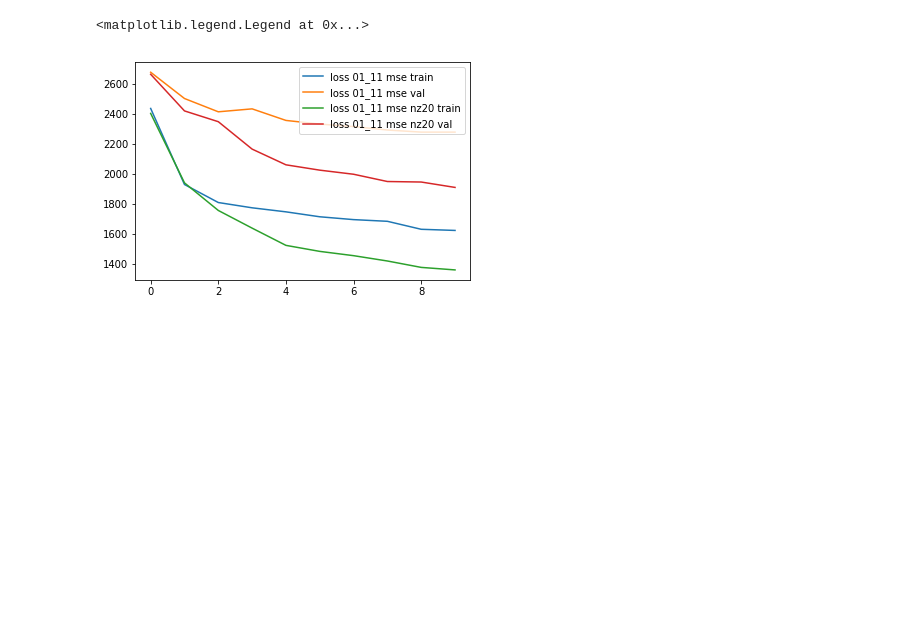
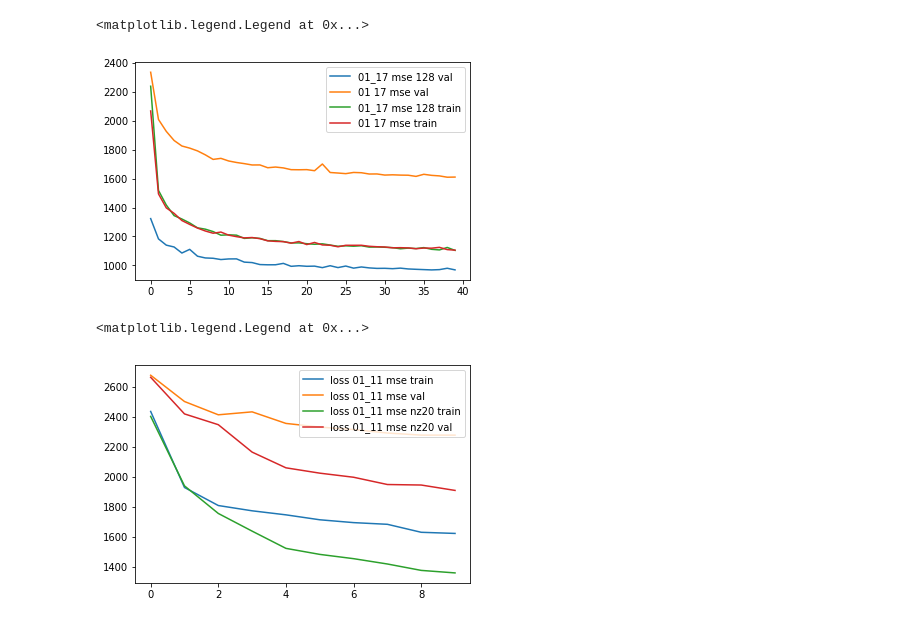
Before and after one commit to SimonTreu/sdvae, a Jupyter notebook: loss.ipynb, the cells around one changed output. Drawn from its saved outputs; the diff is of its cells as text; code cells hidden in the pictures; blank space fills up the shorter version.

```diff
--- a/loss.ipynb
+++ b/loss.ipynb
@@ -24,6 +24,8 @@ loss_01_11_gamma_48_nz20 = pd.read_csv('http://www.pik-potsdam.de/~sitreu/edvae/
 loss_01_11_mse_48_nz20_batch_s32 = pd.read_csv('http://www.pik-potsdam.de/~sitreu/edvae/01_11_mse_48_nz20_batch_s32/01_11_mse_48_nz20_batch_s32/eval.csv', delimiter=',')
 loss_01_11_mse_48_nz20_batch_s16 = pd.read_csv('http://www.pik-potsdam.de/~sitreu/edvae/01_11_mse_48_nz20_batch_s16/01_11_mse_48_nz20_batch_s16/eval.csv', delimiter=',')
 loss_01_11_gamma_48_nz20_batch_s128 = pd.read_csv('http://www.pik-potsdam.de/~sitreu/edvae/01_11_gamma_48_nz20_batch_s128/01_11_gamma_48_nz20_batch_s128/eval.csv', delimiter=',')
+loss_01_17_mse_batch_s128 = pd.read_csv('http://www.pik-potsdam.de/~sitreu/edvae/01_17_mse_128/01_17_mse_128/eval.csv', delimiter=',')
+loss_01_17_mse = pd.read_csv('http://www.pik-potsdam.de/~sitreu/edvae/01_17_mse/01_17_mse/eval.csv', delimiter=',')
 # %%
 def reshape(file, key, scale):
     a = np.array([file[key].head(len(file)//scale*scale)])
@@ -51,3 +54,18 @@ plt.ylim([0,2500])
+# %%
+key='val_loss'
+plt.plot(loss_01_17_mse_batch_s128[key].rolling(window=1).mean(),label='01_17 mse 128 val')
+plt.plot(reshape(loss_01_17_mse, key, 2)[0],label='01 17 mse val')
+
+#plt.plot(reshape(loss_01_11_mse_48_nz20_batch_s16, key, 4)[0],label='loss 01_11 gamma nz20 train batch16')
+#plt.plot(reshape(loss_01_11_mse_48_nz20_batch_s32, key, 2)[0],label='loss 01_11 gamma nz20 train batch32')
+key='train_loss'
+plt.plot(loss_01_17_mse_batch_s128[key].rolling(window=1).mean(),label='01_17 mse 128 train')
+plt.plot(reshape(loss_01_17_mse, key, 2)[0],label='01 17 mse train')
+
+plt.legend()
+# %% [output]
+<matplotlib.legend.Legend at 0x...>
+[figure, added]
 # %%
 plot_loss(file=loss_01_11_mse_48, key='train_loss',label='loss 01_11 mse train')
 plot_loss(file=loss_01_11_mse_48, key='val_loss',label='loss 01_11 mse val')
```
Also changed, not shown: parts of 1 cell of this notebook, 5 other files.
